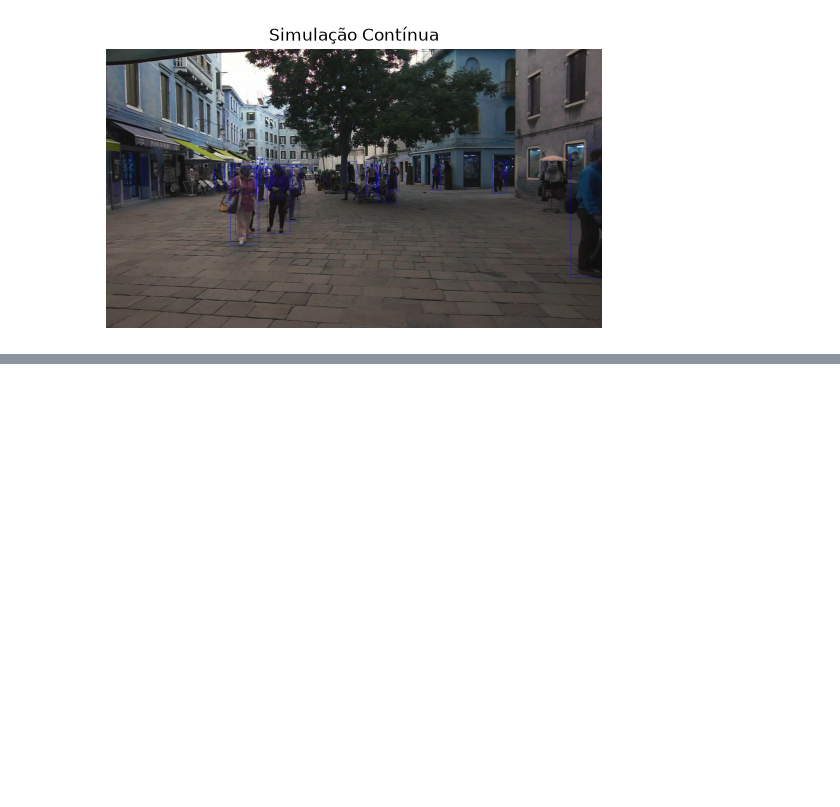
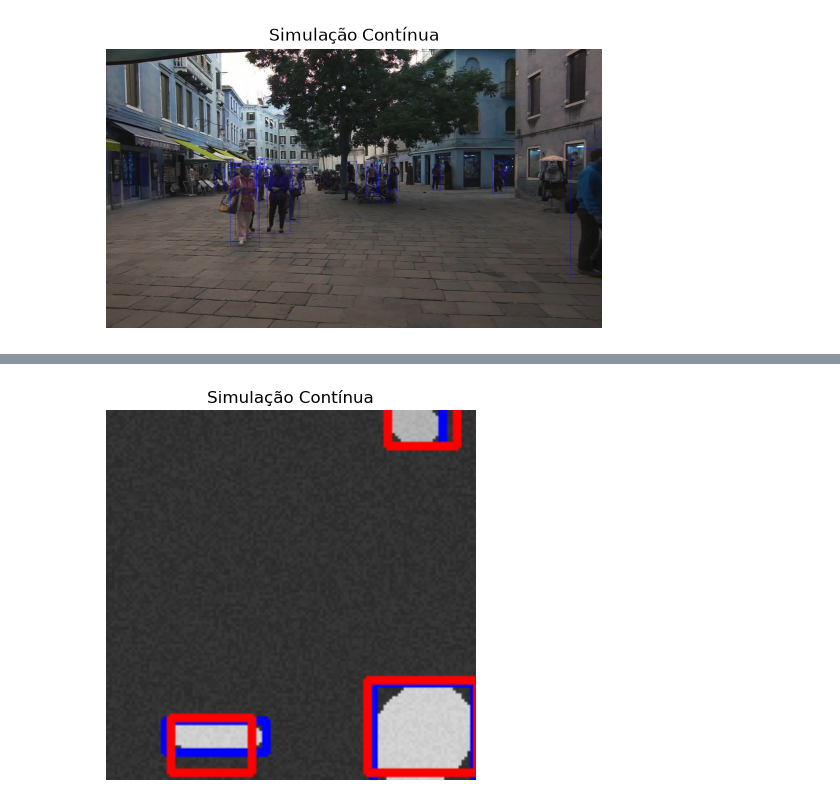
Before and after one commit to WalleriaSimoes/deep-learning-pa2, a Jupyter notebook: script.ipynb, the cells around one changed output, grey strips where cells are left out. Saved outputs shown, nothing was run; the diff lists cells and outputs as text; code cells hidden in the pictures; blank space fills up the shorter version.

Commit message:
Create new plottings and use the GRU to predict the ellipses at script.ipynb

```diff
--- a/script.ipynb
+++ b/script.ipynb
@@ -224,0 +283,46 @@ plot_simulation_frames(frames_with_bboxes)
+# %%
+
+# --- VISUALIZAÇÃO ---
+modelo.eval()
+
+# Cria vídeo novo com 3 elipses
+simulador_teste = EllipsesSimulator(img_size=128, num_obj=NUM_ELIPSES, dur_occlusion=10, speed=2)
+frames_teste, gt_teste = simulador_teste.simulate(num_frames=40)
+
+# Shape: (3, 40, 4)
+traj_teste_tensor = parse_gt_to_tensor_all(gt_teste, num_ids=NUM_ELIPSES)
+
+todas_previsoes = []
+todos_targets = []
+
+# Inferência feita de forma sequencial para cada objeto (como será no MOT17)
+with torch.no_grad():
+    for obj_idx in range(NUM_ELIPSES):
+        # Isola a trajetória de 1 objeto. Shape: (1, 40, 4)
+        traj_obj = traj_teste_tensor[obj_idx:obj_idx+1]
+
+        inputs_teste, targets_teste = preparar_janelas_treino(traj_obj[0], T)
+
+        # === NORMALIZAÇÃO CRÍTICA NA INFERÊNCIA ===
+        inputs_teste = (inputs_teste / 128.0).to(device)
+
+        estado_oculto = modelo.init_hidden(batch_size=inputs_teste.size(0), device=device)
+        previsoes_norm, _ = modelo(inputs_teste, estado_oculto)
+
+        # === DESNORMALIZAÇÃO === (Volta para a escala de pixels)
+        previsoes = previsoes_norm * 128.0
+
+        todas_previsoes.append(previsoes.cpu().numpy())
+        todos_targets.append(targets_teste.numpy()) # O target real mantemos em pixels originais
+
+# Transforma as listas de volta em arrays NumPy para desenhar. Shape: (3, seq_len, 4)
+array_reais = np.stack(todos_targets)
+array_previstos = np.stack(todas_previsoes)
+
+# Desenha as caixas das 3 elipses
+frames_finais = render_gru_predictions_multi(frames_teste, array_reais, array_previstos, janela_T=T)
+
+# Roda a sua animação nativa
+plot_simulation_frames(frames_finais)
+# %% [output]
+[figure, added]
```
Also changed, not shown: parts of 8 cells of this notebook, 3 other files.
